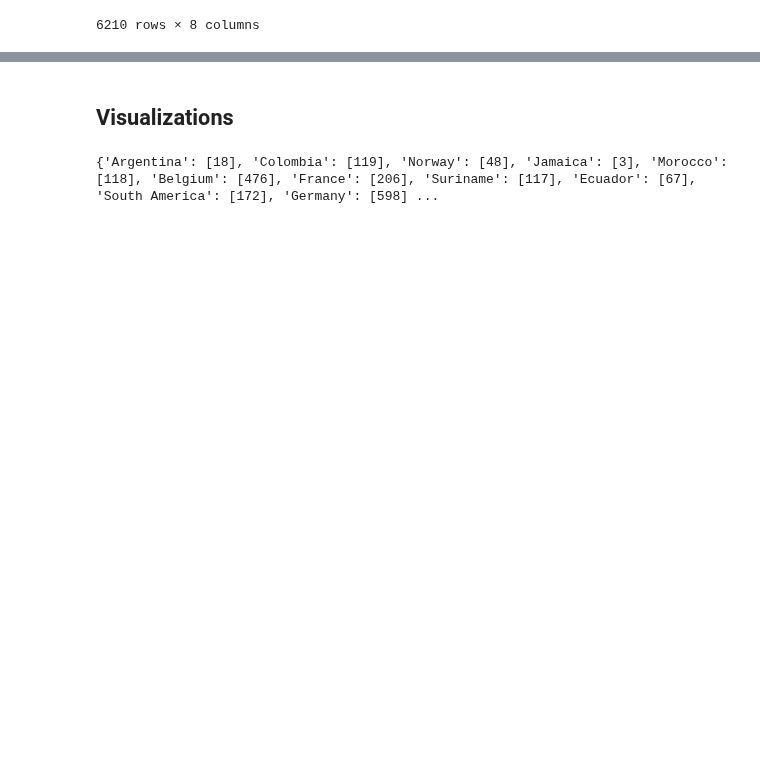
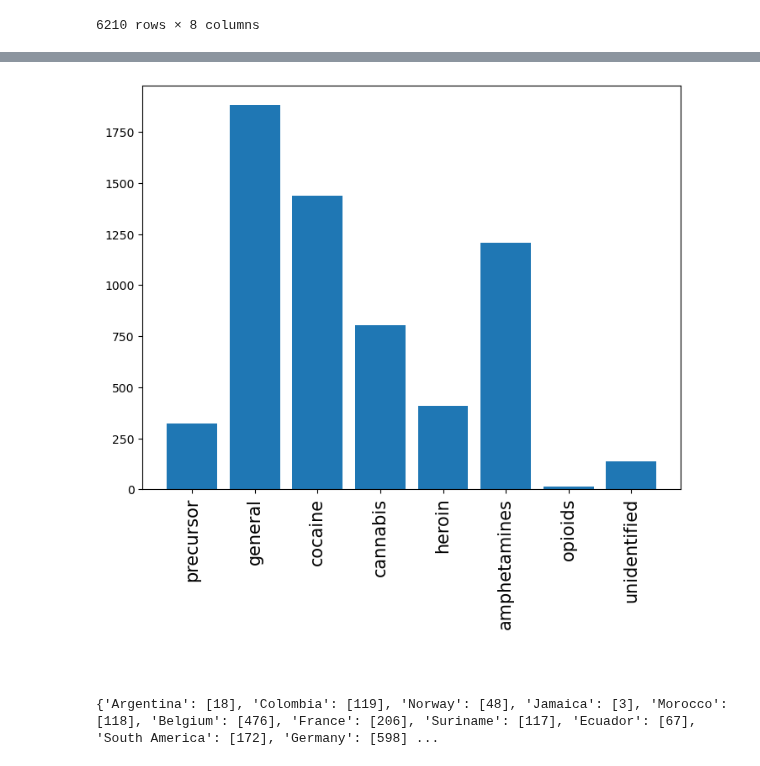
Before and after one commit to bloemetjesgordijn/Master-thesis, a Jupyter notebook: New.ipynb, the cells around one changed output, grey strips where cells are left out. Cells and saved outputs as stored; diff of their text form; code cells hidden in the pictures; blank space fills up the shorter version.

```diff
--- a/New.ipynb
+++ b/New.ipynb
@@ -739,5 +842,15 @@ final_df
+# %%
+fig = plt.figure()
+ax = fig.add_axes([0,0,1,1])
+x = general_drug_dict_labels
+y = general_drug_dict_values
+ax.bar(x,y)
+plt.xticks(fontsize=15, rotation=90)
+plt.show()
+# %% [output]
+[figure, added]
 # %% [markdown]
-## Visualizations
+##
 # %%
 vectorcounts = {}
 
```
Also changed, not shown: parts of 17 cells of this notebook.
